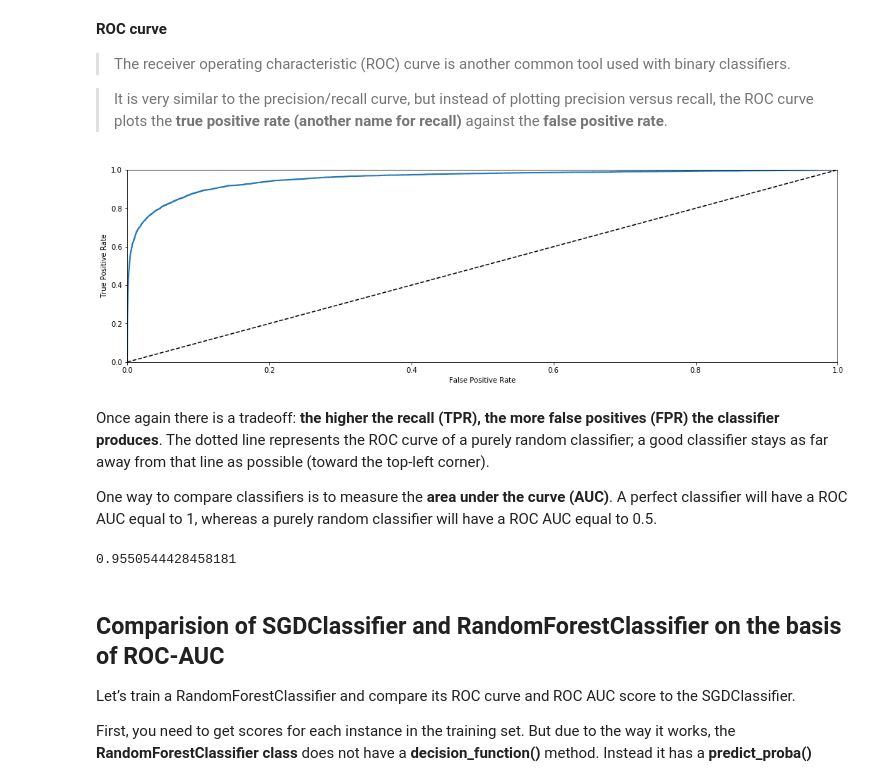
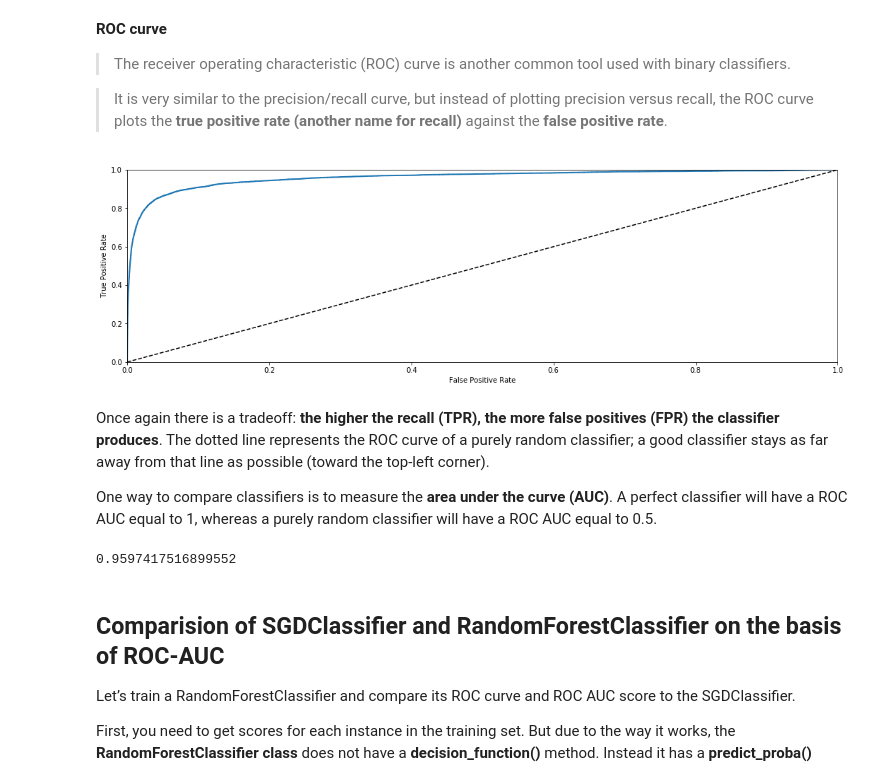
Before and after one commit to cloudxlab/ml, a Jupyter notebook: machine_learning/classification.ipynb, the cells around one changed output. Saved outputs shown, nothing was run; the diff lists cells and outputs as text; code cells hidden in the pictures.

Commit message:
The classification notbook has been fixed to work with new sklearn version

```diff
--- a/machine_learning/classification.ipynb
+++ b/machine_learning/classification.ipynb
@@ -20,7 +28,9 @@ Scikit-Learn provides many helper functions to download popular datasets. MNIST
 # %%
-from sklearn.datasets import fetch_mldata
+from sklearn.datasets import fetch_openml
+import numpy as np
+
 # fetch_mldata downloads data in the file structure scikit_learn_data/mldata/mnist-original.mat
 # in your home directory.
 # you can also copy from our dataset using rsync -avz /cxldata/scikit_learn_data .
-mnist = fetch_mldata("MNIST original")
-mnist
+# mnist = fetch_mldata("MNIST original")
+mnist = fetch_openml('mnist_784', version=1, cache=True)
@@ -38,3 +37,6 @@ mnist
+# %%
+mnist.target = mnist.target.astype(np.int8)
+sort_by_target(mnist)
 # %% [markdown]
 ### Structure of Datasets loaded by Scikit Learn
 
@@ -372,2 +378,8 @@ y_scores_1 = y_scores[:,1]
+# %%
+# y_scores_1 = y_scores[:,1]
+
+# hack to work around issue #9589 in Scikit-Learn 0.19.0
+if y_scores.ndim == 2:
+    y_scores = y_scores[:, 1]
 # %%
 from sklearn.metrics import precision_recall_curve
@@ -429,24 +441,24 @@ plt.show()
 # %%
 # Making the ROC curve
 
 
 from sklearn.metrics import roc_curve
 
 # y_scores_1 = y_scores[:,1]
-fpr, tpr, thresholds = roc_curve(y_train_5, y_scores[:, 1])
+fpr, tpr, thresholds = roc_curve(y_train_5, y_scores)
 
 def plot_roc_curve(fpr, tpr, label=None):
     plt.figure(figsize=(18,5))
     plt.plot(fpr, tpr, linewidth=2, label=label)
     plt.plot([0, 1], [0, 1], 'k--')
     plt.axis([0, 1, 0, 1])
     plt.xlabel('False Positive Rate')
     plt.ylabel('True Positive Rate')
 
 plot_roc_curve(fpr, tpr)
 plt.show()
 # %% [output]
-[figure, old version]
+[figure, new version]
 # %% [markdown]
 Once again there is a tradeoff: **the higher the recall (TPR), the more false positives (FPR) the classifier produces**. The dotted line represents the ROC curve of a purely random classifier; a good classifier stays as far away from that line as possible (toward the top-left corner).
 
@@ -456,9 +468,9 @@ One way to compare classifiers is to measure the **area under the curve (AUC)**.
 # Scikit-Learn provides a function to compute the ROC AUC:
 
 from sklearn.metrics import roc_auc_score
-roc_auc_score(y_train_5, y_scores[:, 1])
+roc_auc_score(y_train_5, y_scores)
 # %% [output]
-0.9550544428458181
+0.9597417516899552
 # %% [markdown]
 ## Comparision of SGDClassifier and RandomForestClassifier on the basis of ROC-AUC
 
```
Also changed, not shown: parts of 59 cells of this notebook.
